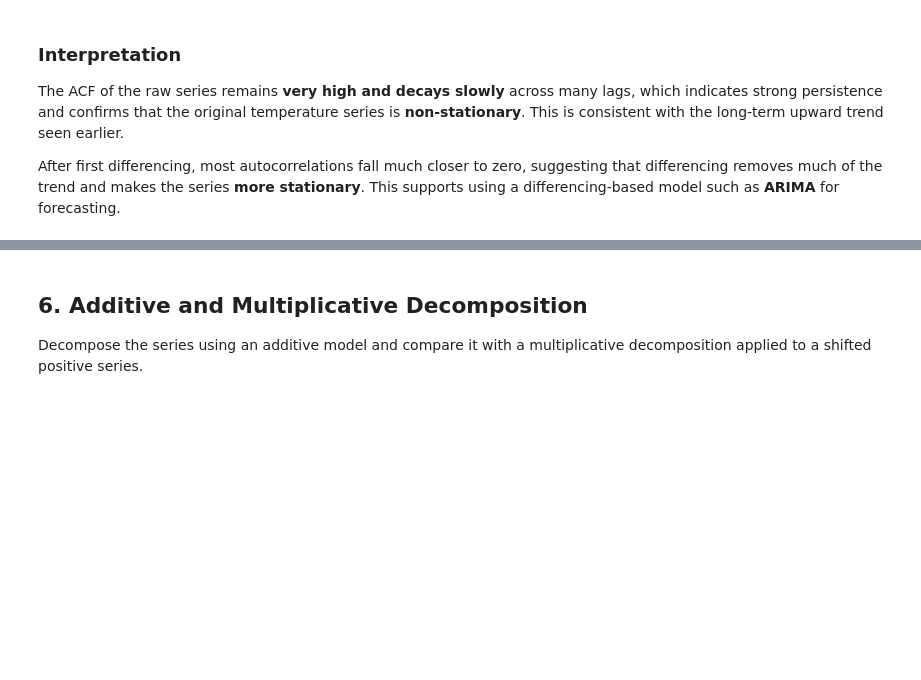
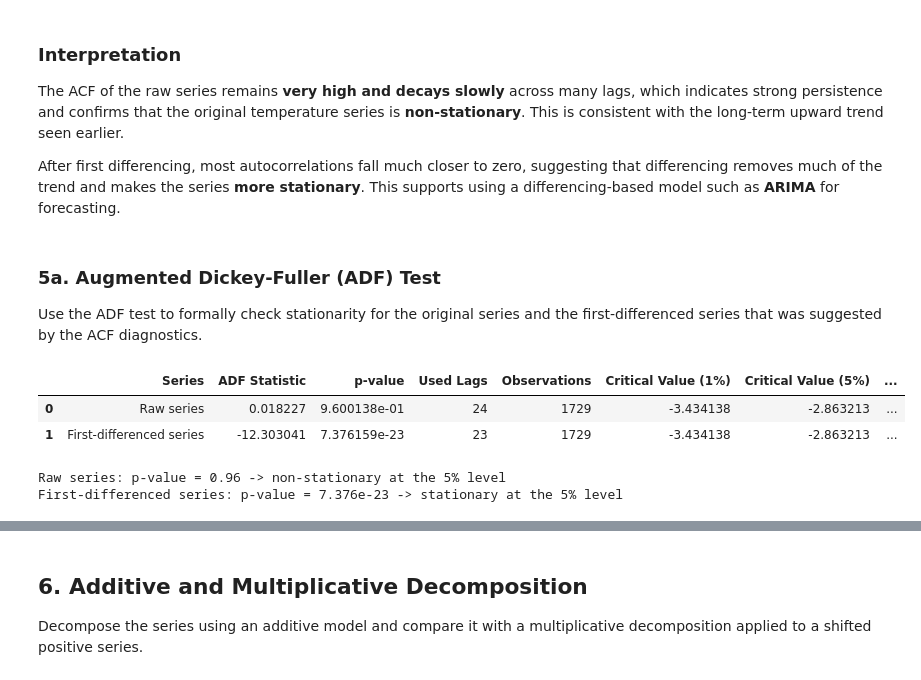
Before and after one commit to fredchan23/5m-data-3.6-time-series-forecasting, a Jupyter notebook: assignment.ipynb, the cells around one changed output, grey strips where cells are left out. Drawn from its saved outputs; the diff is of its cells as text; code cells hidden in the pictures; blank space fills up the shorter version.

Commit message:
Add ADF test for stationarity assessment and update markdown explanations

```diff
--- a/assignment.ipynb
+++ b/assignment.ipynb
@@ -267,3 +272,41 @@ plt.show()
 The ACF of the raw series remains **very high and decays slowly** across many lags, which indicates strong persistence and confirms that the original temperature series is **non-stationary**. This is consistent with the long-term upward trend seen earlier.
 
 After first differencing, most autocorrelations fall much closer to zero, suggesting that differencing removes much of the trend and makes the series **more stationary**. This supports using a differencing-based model such as **ARIMA** for forecasting.
+# %% [markdown]
+### 5a. Augmented Dickey-Fuller (ADF) Test
+
+Use the ADF test to formally check stationarity for the original series and the first-differenced series that was suggested by the ACF diagnostics.
+# %%
+def adf_summary(series, label):
+    test_stat, p_value, used_lags, n_obs, critical_values, _ = adfuller(series.dropna(), autolag="AIC")
+    summary = {
+        "Series": label,
+        "ADF Statistic": test_stat,
+        "p-value": p_value,
+        "Used Lags": used_lags,
+        "Observations": n_obs,
+        "Critical Value (1%)": critical_values["1%"],
+        "Critical Value (5%)": critical_values["5%"],
+        "Critical Value (10%)": critical_values["10%"],
+        "Stationary at 5%?": "Yes" if p_value < 0.05 else "No"
+    }
+    return summary
+
+adf_results = pd.DataFrame([
+    adf_summary(ts_data, "Raw series"),
+    adf_summary(ts_data.diff(), "First-differenced series")
+])
+
+display(adf_results)
+
+for _, row in adf_results.iterrows():
+    print(
+        f"{row['Series']}: p-value = {row['p-value']:.4g} -> "
+        f"{'stationary' if row['p-value'] < 0.05 else 'non-stationary'} at the 5% level"
+    )
+# %% [output]
+|  | Series | ADF Statistic | p-value | Used Lags | Observations | Critical Value (1%) | Critical Value (5%) | ... |
+| 0 | Raw series | 0.018227 | 9.600138e-01 | 24 | 1729 | -3.434138 | -2.863213 | ... |
+| 1 | First-differenced series | -12.303041 | 7.376159e-23 | 23 | 1729 | -3.434138 | -2.863213 | ... |
+Raw series: p-value = 0.96 -> non-stationary at the 5% level
+First-differenced series: p-value = 7.376e-23 -> stationary at the 5% level
```
Also changed, not shown: parts of 3 cells of this notebook.
